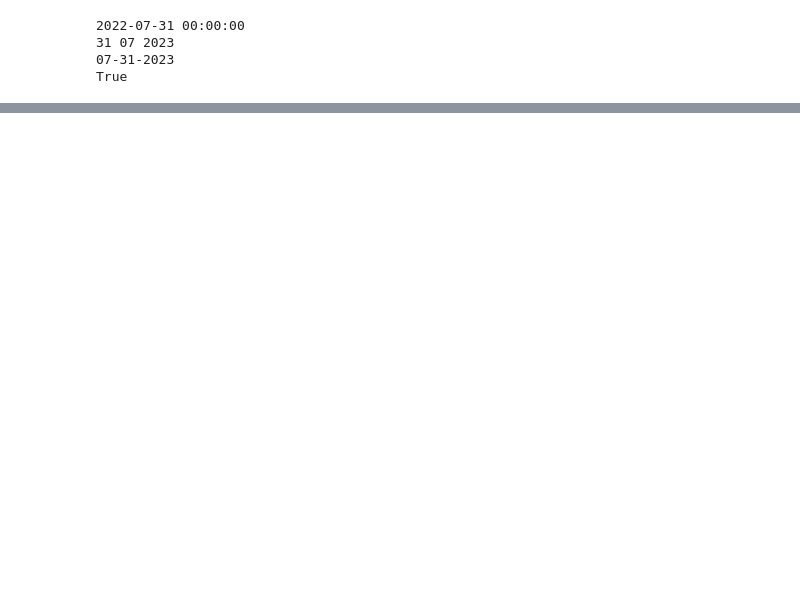
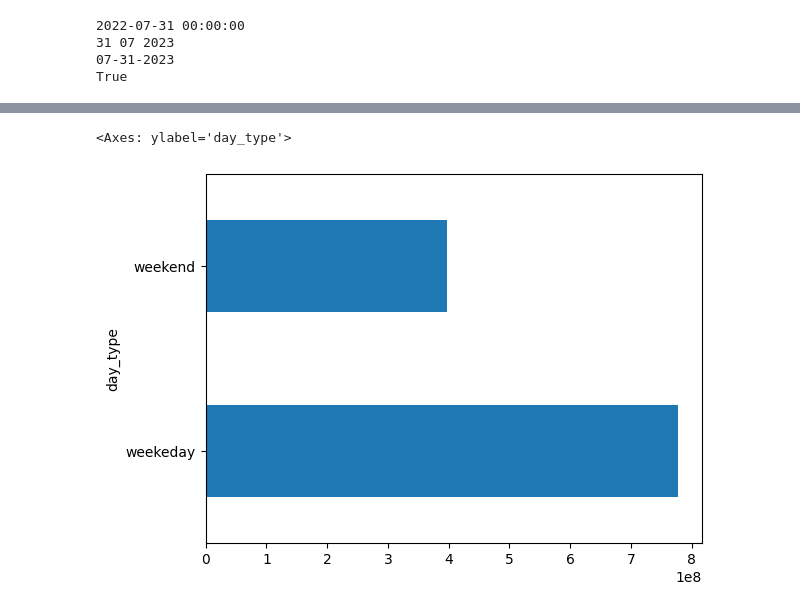
Before and after one commit to prabhu121995/Data-Analysis-Project, a Jupyter notebook: Hospilatity_Analysis.ipynb, the cells around one changed output, grey strips where cells are left out. Drawn from its saved outputs; the diff is of its cells as text; code cells hidden in the pictures; blank space fills up the shorter version.

```diff
--- a/Hospilatity_Analysis.ipynb
+++ b/Hospilatity_Analysis.ipynb
@@ -559 +549,6 @@ weekend      34909901
 Name: revenue_realized, dtype: int64
+# %%
+df_revenue.groupby('day_type')['revenue_realized'].sum().plot(kind='barh')
+# %% [output]
+<Axes: ylabel='day_type'>
+[figure, added]
```
Also changed, not shown: parts of 6 cells of this notebook, 1 other file.
